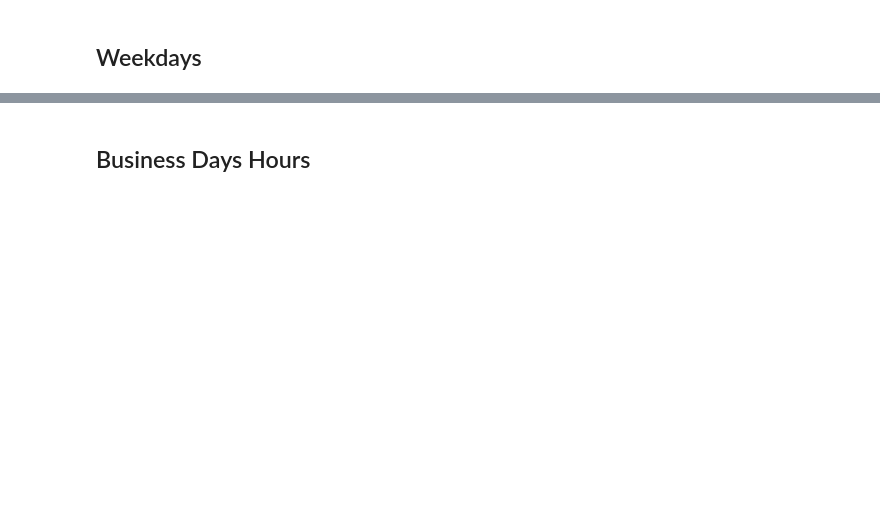
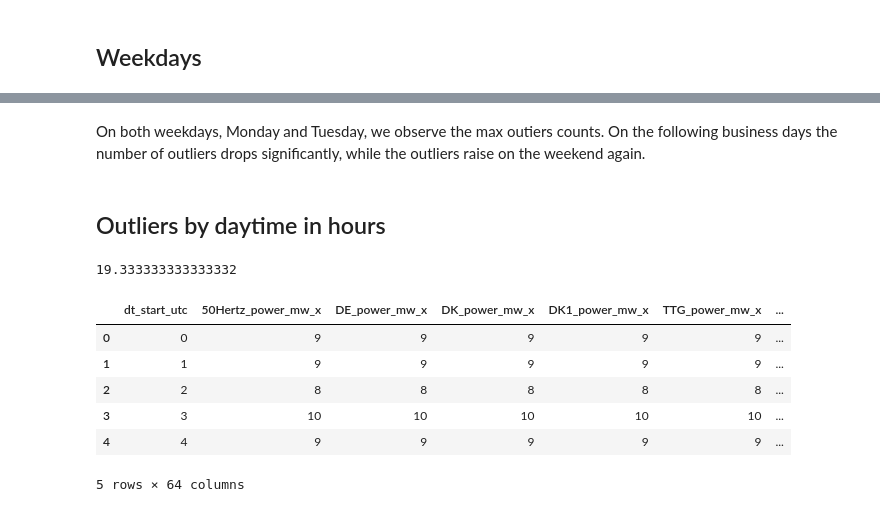
Before and after one commit to Jaoaud/Capstone_Energy, a Jupyter notebook: 2_1_EDA/Outlier.ipynb, the cells around one changed output, grey strips where cells are left out. Cells and saved outputs as stored; diff of their text form; code cells hidden in the pictures; blank space fills up the shorter version.

```diff
--- a/2_1_EDA/Outlier.ipynb
+++ b/2_1_EDA/Outlier.ipynb
@@ -106,6 +174,17 @@ df_1000_weekday
+# %% [markdown]
+On both weekdays, Monday and Tuesday, we observe the max outiers counts. On the following business days the number of outliers drops significantly, while the outliers raise on the weekend again.
+# %% [markdown]
+## Outliers by daytime in hours
 # %%
-df_1000_hour = df_1000.groupby(df_1000.index.hour).count().reset_index()
-print(df_1000_hour["rebap_eur_mwh"].mean())
-df_1000_hour
+df_outlier_hour = df_outlier.groupby(df_outlier.index.hour).count().reset_index()
+print(df_outlier_hour["rebap_eur_mwh"].mean())
+df_outlier_hour.head()
+# %% [output]
+19.333333333333332
+|  | dt_start_utc | 50Hertz_power_mw_x | DE_power_mw_x | DK_power_mw_x | DK1_power_mw_x | TTG_power_mw_x | ... |
+| 0 | 0 | 9 | 9 | 9 | 9 | 9 | ... |
+| 1 | 1 | 9 | 9 | 9 | 9 | 9 | ... |
+| 2 | 2 | 8 | 8 | 8 | 8 | 8 | ... |
+| 3 | 3 | 10 | 10 | 10 | 10 | 10 | ... |
+| 4 | 4 | 9 | 9 | 9 | 9 | 9 | ... |
+5 rows × 64 columns
-# %% [markdown]
-## Business Days Hours
```
Also changed, not shown: parts of 42 cells of this notebook, 1 other file.
